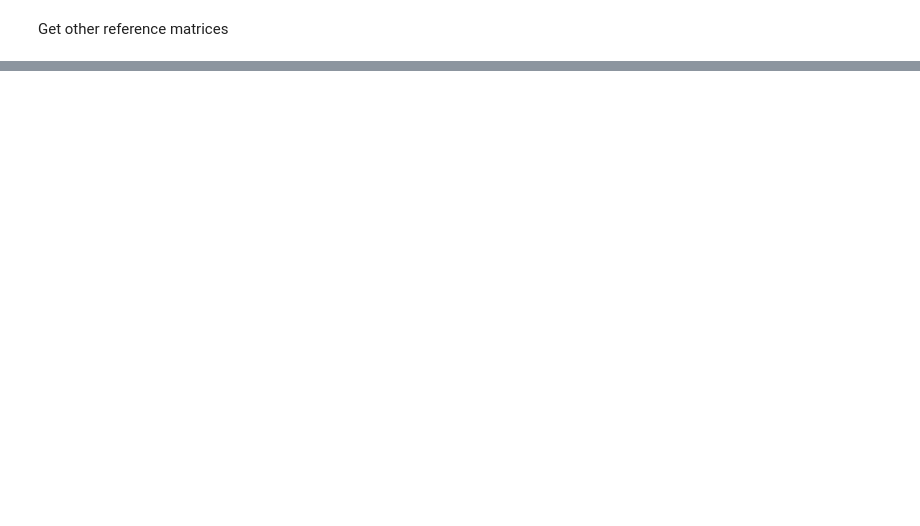
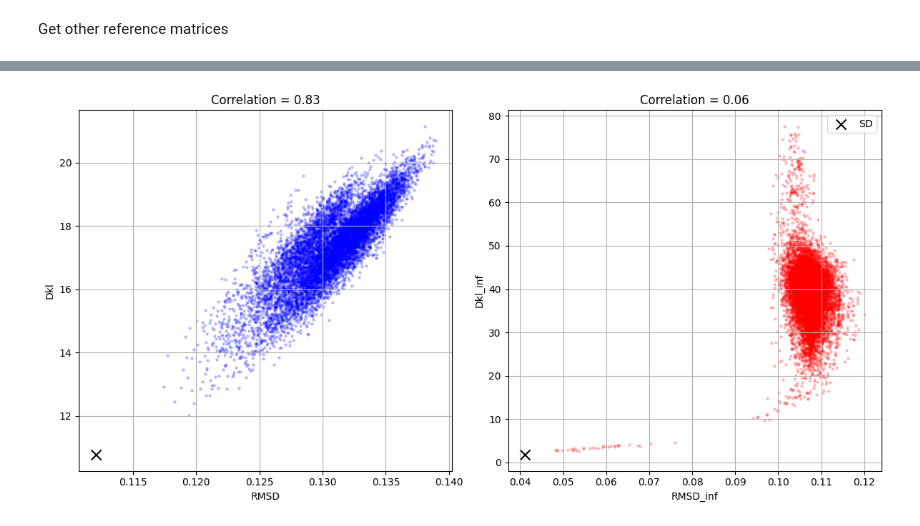
Before and after one commit to kyuhyongpark/sdmarkov, a Jupyter notebook: example.ipynb, the cells around one changed output, grey strips where cells are left out. Saved outputs shown, nothing was run; the diff lists cells and outputs as text; code cells hidden in the pictures; blank space fills up the shorter version.

```diff
--- a/example.ipynb
+++ b/example.ipynb
@@ -35,3 +1,5 @@ domRec ignored: No domain atoms found.
+# %%
+DEBUG = True
 # %% [markdown]
 Get the STG of the model, and its transition matrix.
 # %%
@@ -94,0 +413,37 @@ print(U)
+# %%
+# Calculate the correlation coefficients for both pairs
+correlation1 = np.corrcoef(rmsd, dkl)[0, 1]
+correlation2 = np.corrcoef(rmsd_inf, dkl_inf)[0, 1]
+
+
+# Reference points (these are the additional dots with different markers)
+ref_x1, ref_y1 = sds[0], sds[1]  # Reference point for Pair 1
+ref_x2, ref_y2 = sds[2], sds[3]  # Reference point for Pair 2
+
+# Create the figure and axes for subplots
+fig, axes = plt.subplots(1, 2, figsize=(12, 6))
+
+# First subplot (Pair 1)
+axes[0].scatter(rmsd, dkl, color='blue', alpha=0.2, s=5)
+axes[0].scatter(ref_x1, ref_y1, color='black', s=100, marker='x', label=f'SD')  # Reference point with a star
+axes[0].set_title(f'Correlation = {correlation1:.2f}')
+axes[0].set_xlabel('RMSD')
+axes[0].set_ylabel('Dkl')
+axes[0].grid(True)
+
+# Second subplot (Pair 2)
+axes[1].scatter(rmsd_inf, dkl_inf, color='red', alpha=0.2, s=5)
+axes[1].scatter(ref_x2, ref_y2, color='black', s=100, marker='x', label=f'SD')  # Reference point with a triangle
+axes[1].set_title(f'Correlation = {correlation2:.2f}')
+axes[1].set_xlabel('RMSD_inf')
+axes[1].set_ylabel('Dkl_inf')
+axes[1].grid(True)
+
+# Adjust layout for better spacing
+plt.tight_layout()
+
+# Display the plot
+plt.legend()
+plt.show()
+# %% [output]
+[figure, added]
```
Also changed, not shown: parts of 17 cells of this notebook, 5 other files.
